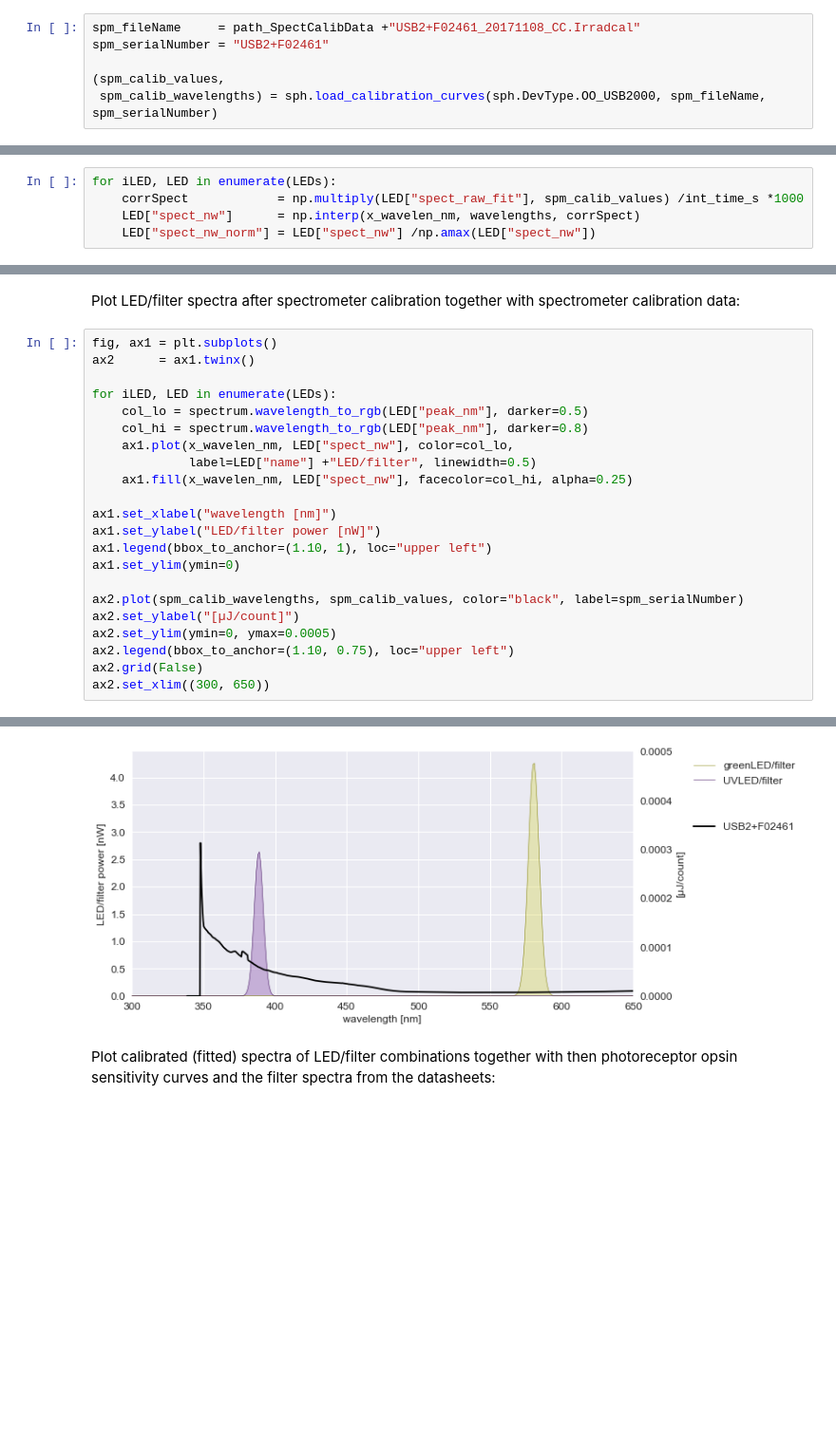
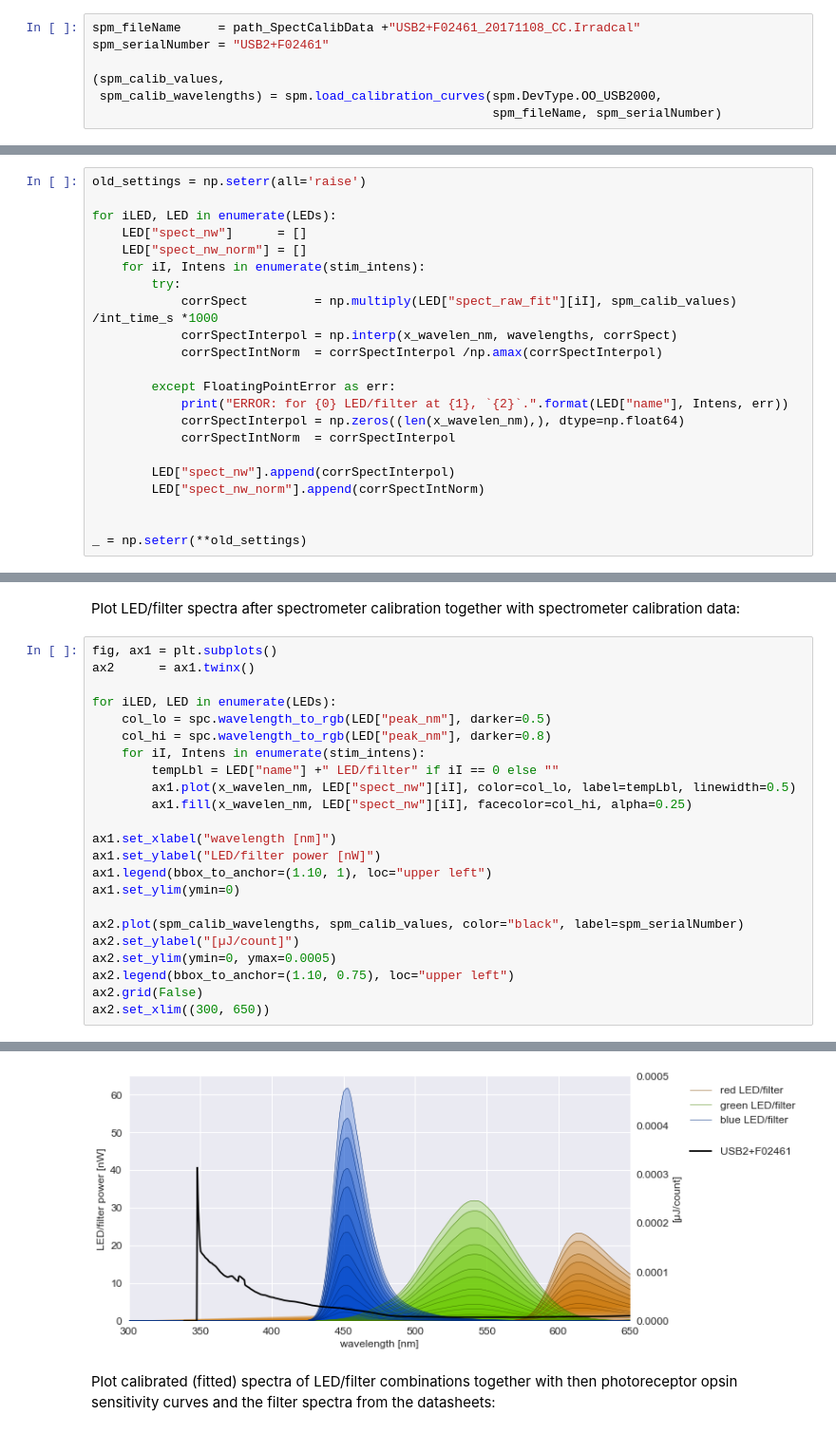
Before and after one commit to eulerlab/open-visual-stimulator, a Jupyter notebook: calibration_maximalIntensity.ipynb, the cells around one changed output, grey strips where cells are left out. Shown: that part at 95% size. Drawn from its saved outputs; the diff is of its cells as text; blank space fills up the shorter version.

```diff
--- a/calibration_maximalIntensity.ipynb
+++ b/calibration_maximalIntensity.ipynb
@@ -293,7 +298,8 @@ spm_fileName     = path_SpectCalibData +"USB2+F02461_20171108_CC.Irradcal"
 spm_serialNumber = "USB2+F02461"
 
 (spm_calib_values,
- spm_calib_wavelengths) = sph.load_calibration_curves(sph.DevType.OO_USB2000, spm_fileName, spm_serialNumber)
+ spm_calib_wavelengths) = spm.load_calibration_curves(spm.DevType.OO_USB2000,
+                                                      spm_fileName, spm_serialNumber)
 # %% [markdown]
 Plot spectometer calibration curve
 # %%
@@ -552,5 +584,22 @@ Now the measured LED/filter spectra are ...
-# %%
-for iLED, LED in enumerate(LEDs):
-    corrSpect            = np.multiply(LED["spect_raw_fit"], spm_calib_values) /int_time_s *1000
-    LED["spect_nw"]      = np.interp(x_wavelen_nm, wavelengths, corrSpect)
-    LED["spect_nw_norm"] = LED["spect_nw"] /np.amax(LED["spect_nw"])
+# %%
+old_settings = np.seterr(all='raise')
+
+for iLED, LED in enumerate(LEDs):
+    LED["spect_nw"]      = []
+    LED["spect_nw_norm"] = []
+    for iI, Intens in enumerate(stim_intens):
+        try:
+            corrSpect         = np.multiply(LED["spect_raw_fit"][iI], spm_calib_values) /int_time_s *1000
+            corrSpectInterpol = np.interp(x_wavelen_nm, wavelengths, corrSpect)
+            corrSpectIntNorm  = corrSpectInterpol /np.amax(corrSpectInterpol)
+
+        except FloatingPointError as err:
+            print("ERROR: for {0} LED/filter at {1}, `{2}`.".format(LED["name"], Intens, err))
+            corrSpectInterpol = np.zeros((len(x_wavelen_nm),), dtype=np.float64)
+            corrSpectIntNorm  = corrSpectInterpol
+
+        LED["spect_nw"].append(corrSpectInterpol)
+        LED["spect_nw_norm"].append(corrSpectIntNorm)
+
+
+_ = np.seterr(**old_settings)
@@ -559,28 +617,29 @@ Plot LED/filter spectra after spectrometer calibration together with spectromete
 # %%
 fig, ax1 = plt.subplots()
 ax2      = ax1.twinx()
 
 for iLED, LED in enumerate(LEDs):
-    col_lo = spectrum.wavelength_to_rgb(LED["peak_nm"], darker=0.5)
-    col_hi = spectrum.wavelength_to_rgb(LED["peak_nm"], darker=0.8)
-    ax1.plot(x_wavelen_nm, LED["spect_nw"], color=col_lo,
-             label=LED["name"] +"LED/filter", linewidth=0.5)
-    ax1.fill(x_wavelen_nm, LED["spect_nw"], facecolor=col_hi, alpha=0.25)
+    col_lo = spc.wavelength_to_rgb(LED["peak_nm"], darker=0.5)
+    col_hi = spc.wavelength_to_rgb(LED["peak_nm"], darker=0.8)
+    for iI, Intens in enumerate(stim_intens):
+        tempLbl = LED["name"] +" LED/filter" if iI == 0 else ""
+        ax1.plot(x_wavelen_nm, LED["spect_nw"][iI], color=col_lo, label=tempLbl, linewidth=0.5)
+        ax1.fill(x_wavelen_nm, LED["spect_nw"][iI], facecolor=col_hi, alpha=0.25)
 
 ax1.set_xlabel("wavelength [nm]")
 ax1.set_ylabel("LED/filter power [nW]")
 ax1.legend(bbox_to_anchor=(1.10, 1), loc="upper left")
 ax1.set_ylim(ymin=0)
 
 ax2.plot(spm_calib_wavelengths, spm_calib_values, color="black", label=spm_serialNumber)
 ax2.set_ylabel("[µJ/count]")
 ax2.set_ylim(ymin=0, ymax=0.0005)
 ax2.legend(bbox_to_anchor=(1.10, 0.75), loc="upper left")
 ax2.grid(False)
 ax2.set_xlim((300, 650))
 # %% [output]
 (300, 650)
-[figure, old version]
+[figure, new version]
 # %% [markdown]
 Plot calibrated (fitted) spectra of LED/filter combinations together with then photoreceptor opsin sensitivity curves and the filter spectra from the datasheets:
 # %%
```
Also changed, not shown: parts of 26 cells of this notebook, 21 other files.
